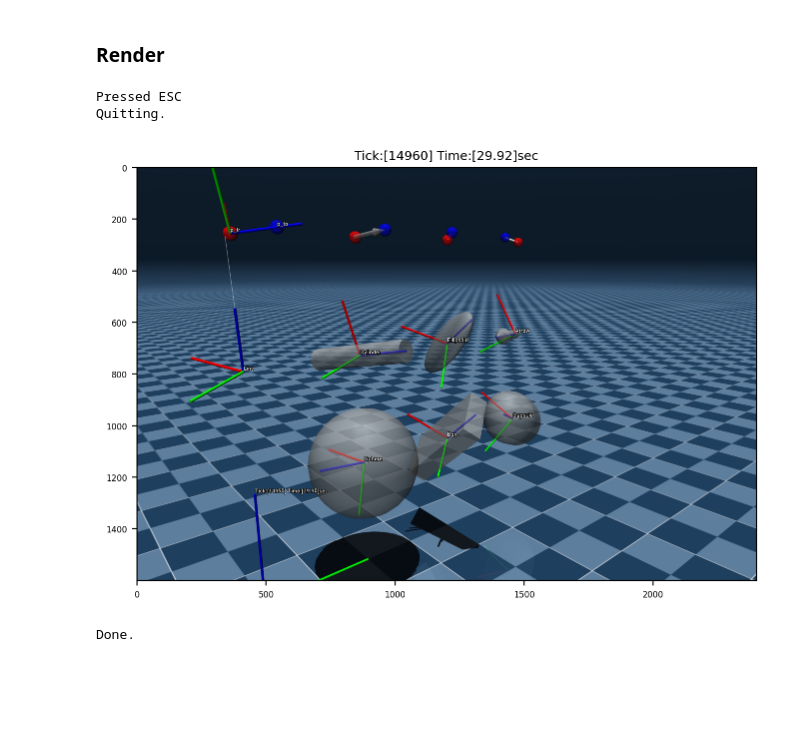
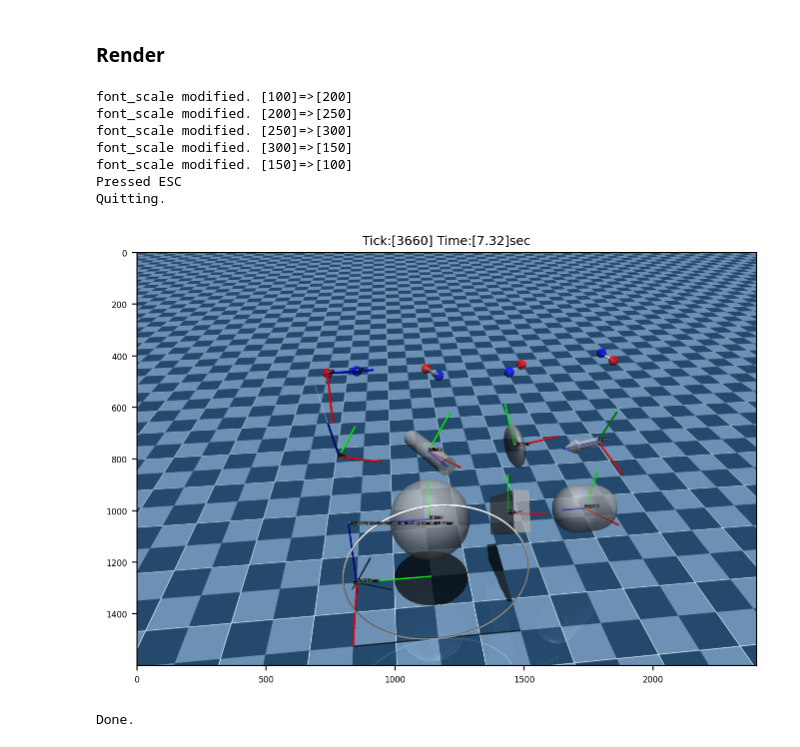
Before and after one commit to sjchoi86/yet-another-mujoco-tutorial-v3, a Jupyter notebook: code/demo_floor_02_plot_usage.ipynb, the cells around one changed output. Drawn from its saved outputs; the diff is of its cells as text; code cells hidden in the pictures; blank space fills up the shorter version.

```diff
--- a/code/demo_floor_02_plot_usage.ipynb
+++ b/code/demo_floor_02_plot_usage.ipynb
@@ -40,7 +40,7 @@ site_names:[]
 ### Render
 # %%
 env.init_viewer(viewer_title='UR5e',viewer_width=1200,viewer_height=800,
-                viewer_hide_menus=True)
+                viewer_hide_menus=True,FONTSCALE_VALUE=100)
 env.update_viewer(azimuth=177,distance=4.5,elevation=-23,lookat=[0.0, 1.5, 1.7],
                   VIS_TRANSPARENT=False,VIS_CONTACTPOINT=True,
                   contactwidth=0.05,contactheight=0.05,contactrgba=np.array([1,0,0,1]),
@@ -84,11 +84,30 @@ p_line       = np.array([0,0,2])
 R_line       = rpy2r(np.radians([10,10,20]))
 h_line       = 1.0
 
+center       = np.array([1,1,1])
+radius       = 1.0
+n_pnt        = 100
+theta        = np.linspace(0,2*np.pi,n_pnt)
+x = np.repeat(center[0],n_pnt)
+y = center[1] + radius*np.cos(theta)
+z = center[2] + radius*np.sin(theta)
+traj         = np.column_stack((x.ravel(),y.ravel(),z.ravel())) # [100 x 3]
+
+tt_step   = TicTocClass(name='step')
+tt_render = TicTocClass(name='render')
 while (env.get_sim_time() < 100.0) and env.is_viewer_alive():
+    # Step
+    tt_step.tic()
     env.step()
+    tt_step.toc(VERBOSE=False,RETURN=False)
 
-    # Plot functionalities
+    # Modify font_scale based on cam_dist
+    envfr
+    # Render
     if (env.tick%10) == 0:
+
+        tt_render.tic() # tic
+
         # Rotate locally
         R_local = rpy2r(np.radians([0,0,env.tick])) # deg per tick
 
@@ -99,7 +118,10 @@ while (env.get_sim_time() < 100.0) and env.is_viewer_alive():
                    label='World Frame')
         # Text
         env.plot_T(p=np.array([0,0,1]),R=np.eye(3),PLOT_AXIS=False,
-                   label='Tick:[%d] Time:[%.2f]sec'%(env.tick,env.get_sim_time()))
+                   label='Tick:[%d] Time:[%.2f]sec Step:[%.2f]ms Render:[%.2f]ms'%
+                   (env.tick,env.get_sim_time(),1000*tt_step.time_elapsed,
+                    1000*tt_render.time_elapsed))
+
         # Sphere
         env.plot_T(p=p_sphere,R=R_sphere@R_local,PLOT_AXIS=True,axis_len=0.5,
                    label='Sphere')
@@ -155,32 +177,48 @@ while (env.get_sim_time() < 100.0) and env.is_viewer_alive():
         env.plot_sphere(p=p_to,r=0.05,rgba=[0.0,0.0,1.0,0.5],label='')
         env.plot_arrow_fr2to(p_fr=p_fr,p_to=p_to,r=0.02,rgba=[0.5,0.5,0.5,0.5])
 
         # Plot line from p_fr to p_to
         p_fr = np.array([0,2,3])
         p_to = p_fr+np.array([0.3,-0.2,0.05])
         env.plot_sphere(p=p_fr,r=0.05,rgba=[1.0,0.0,0.0,0.5],label='')
         env.plot_sphere(p=p_to,r=0.05,rgba=[0.0,0.0,1.0,0.5],label='')
         env.plot_line_fr2to(p_fr=p_fr,p_to=p_to,rgba=[0.9,0.9,0.9,1.0])
 
         # Plot cylinder from p_fr to p_to
         p_fr = np.array([0,3,3])
         p_to = p_fr+np.array([-0.1,-0.1,0.05])
         env.plot_sphere(p=p_fr,r=0.05,rgba=[1.0,0.0,0.0,0.5],label='')
         env.plot_sphere(p=p_to,r=0.05,rgba=[0.0,0.0,1.0,0.5],label='')
         env.plot_cylinder_fr2to(p_fr=p_fr,p_to=p_to,r=0.01,rgba=[0.9,0.9,0.9,1.0])
 
+        # Trajectory (sequence of points)
+        for p_idx in range(traj.shape[0]-1):
+            p_fr,p_to = traj[p_idx],traj[p_idx+1]
+            env.plot_cylinder_fr2to(p_fr=p_fr,p_to=p_to,r=0.01,rgba=[0.9,0.9,0.9,1.0])
+
+        # Render happens here
         env.render()
+
+        # Check time for rendering
+        tt_render.toc(VERBOSE=False,RETURN=False)
+
     # Save the current view
     if env.loop_every(HZ=10): scene_img = env.grab_image()
+
 # Plot the final scene1
 plt.figure(figsize=(8,6)); plt.imshow(scene_img)
 plt.title("Tick:[%d] Time:[%.2f]sec"%(env.tick,env.get_sim_time()),fontsize=9)
 plt.show()
 # Close viewer
 env.close_viewer()
 print ("Done.")
 # %% [output]
+font_scale modified. [100]=>[200]
+font_scale modified. [200]=>[250]
+font_scale modified. [250]=>[300]
+font_scale modified. [300]=>[150]
+font_scale modified. [150]=>[100]
 Pressed ESC
 Quitting.
-[figure, old version]
+[figure, new version]
 Done.
```
Also changed, not shown: parts of 2 cells of this notebook, 8 other files.
